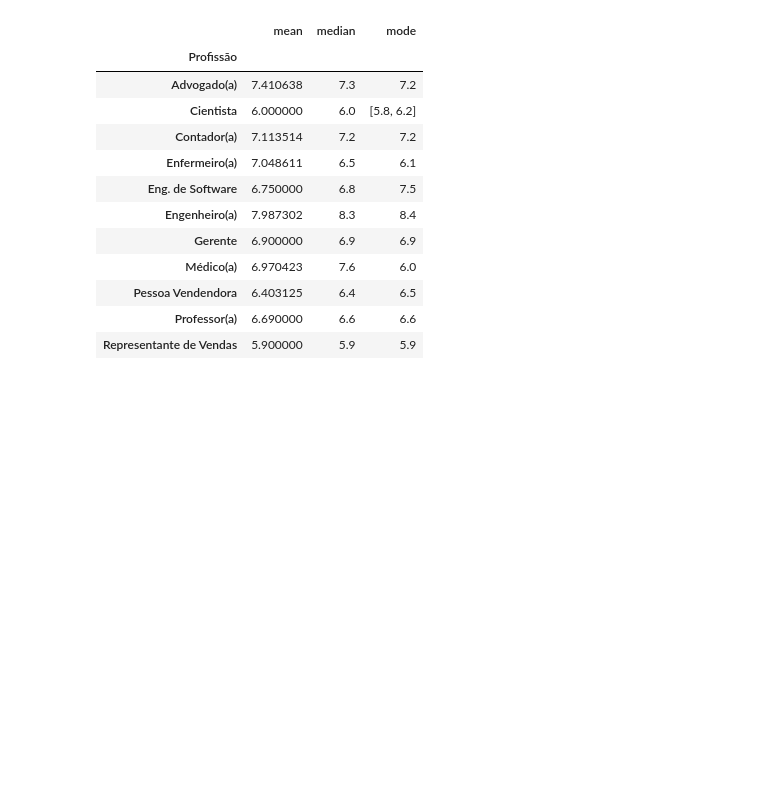
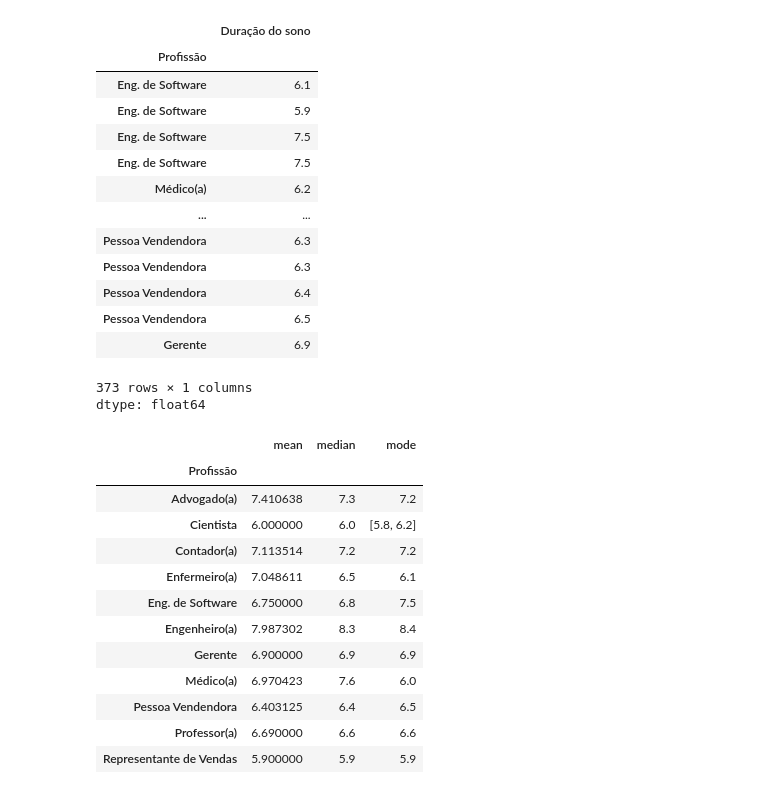
Before and after one commit to dsreliete/Womakerscode_DA_desafio_individual, a Jupyter notebook: DesafioIndividualElietedaSilvaRodrigues.ipynb, the cells around one changed output. Cells and saved outputs as stored; diff of their text form; code cells hidden in the pictures; blank space fills up the shorter version.

```diff
--- a/DesafioIndividualElietedaSilvaRodrigues.ipynb
+++ b/DesafioIndividualElietedaSilvaRodrigues.ipynb
@@ -39,19 +40,35 @@ df_saude.head()
 # %%
 # Exercício 2
 # df_prof = df_saude['Profissão'].unique()
 # df_prof
 
-# df_prof_ind = df_saude.set_index('Profissão')
-# df_sono = df_prof_ind.loc[df_prof]['Duração do sono']
-# df_sono
+df_prof_ind = df_saude.set_index('Profissão')
+df_sono = df_prof_ind.loc[df_prof]['Duração do sono']
+df_sono
 
 # df_sono = df_saude.set_index('Profissão')
 # df_sono_prof = df_sono.groupby('Profissão')['Duração do sono']
 # df_sono_prof.mean()
 # df_sono_prof.median()
 # df_sono_prof.agg([pd.Series.mode])
 
 # list1 = df_prof_ind.loc[df_prof]['Duração do sono'].to_list()
 # df_sono.groupby('Profissão')['Duração do sono'].apply(pd.Series.mode)
+# %% [output]
+|  | Duração do sono |
+| Profissão |  |
+| Eng. de Software | 6.1 |
+| Eng. de Software | 5.9 |
+| Eng. de Software | 7.5 |
+| Eng. de Software | 7.5 |
+| Médico(a) | 6.2 |
+| ... | ... |
+| Pessoa Vendendora | 6.3 |
+| Pessoa Vendendora | 6.3 |
+| Pessoa Vendendora | 6.4 |
+| Pessoa Vendendora | 6.5 |
+| Gerente | 6.9 |
+373 rows × 1 columns
+dtype: float64
 # %%
 # Exercício 2
```
Also changed, not shown: parts of 15 cells of this notebook.
